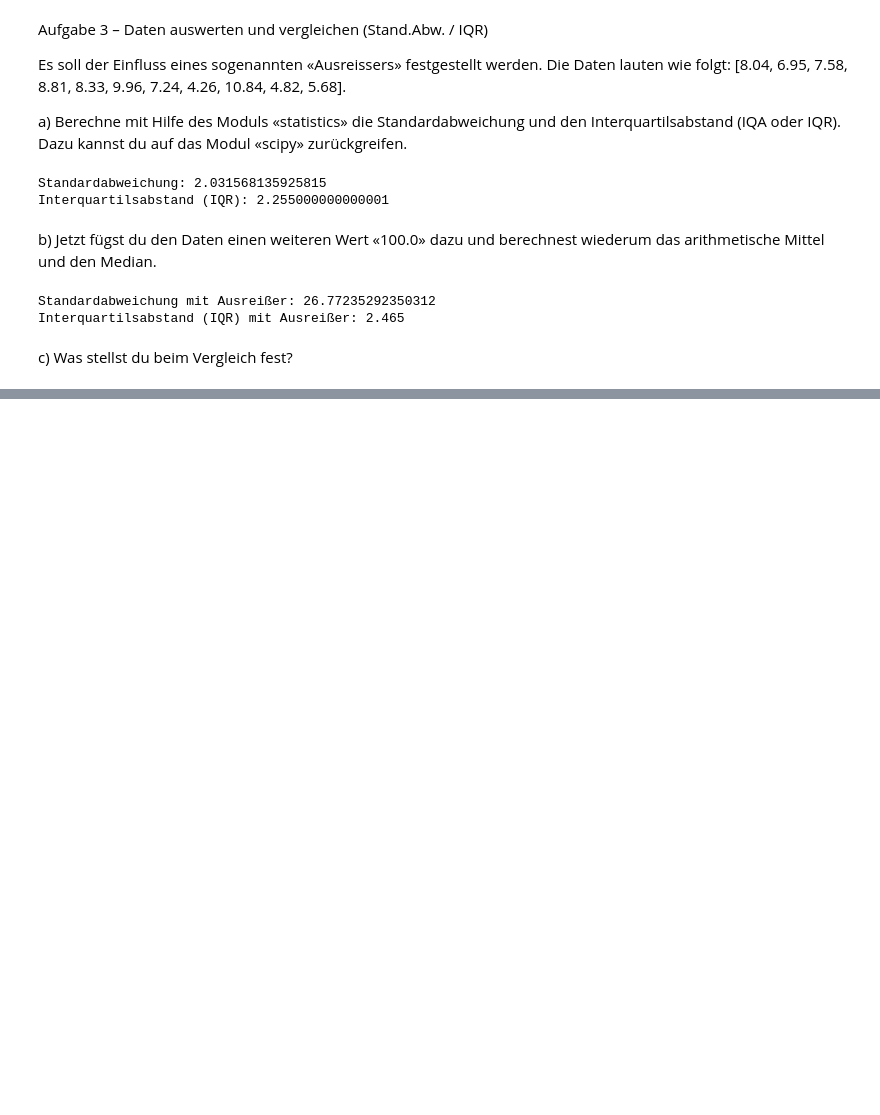
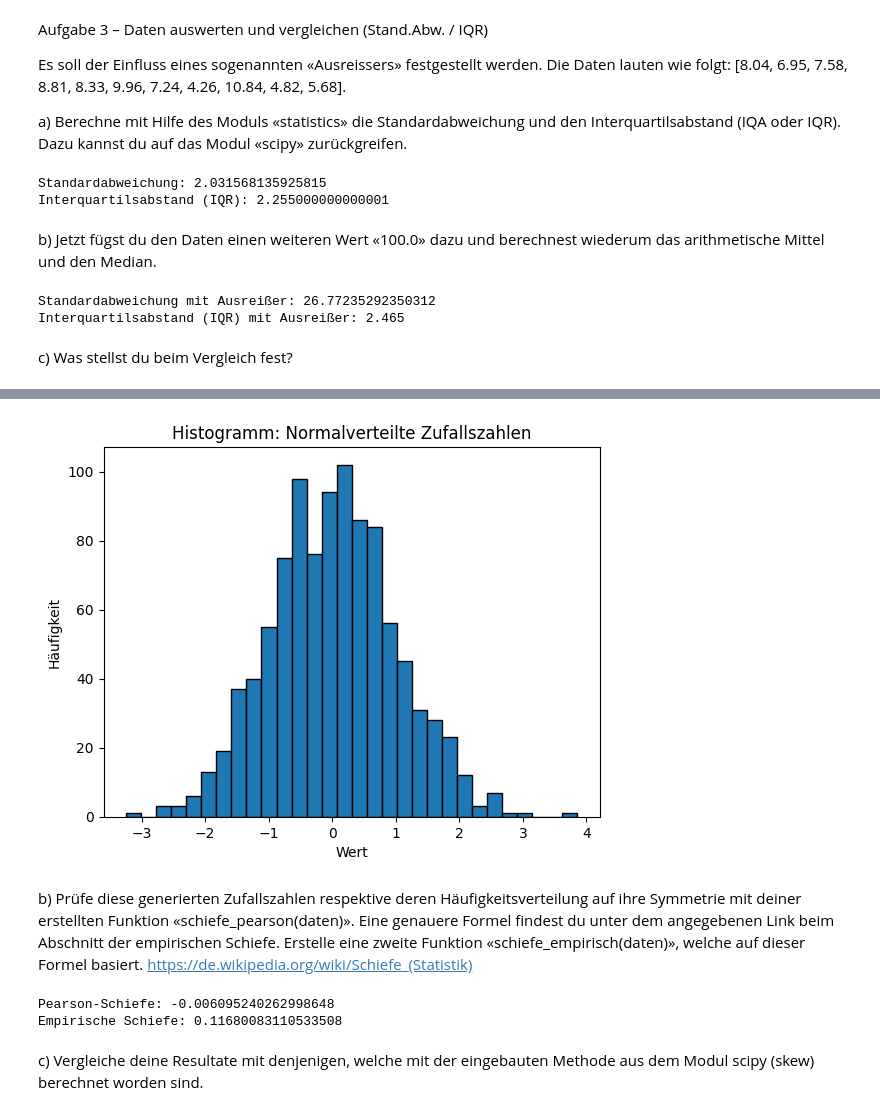
Before and after one commit to Wenish/teko-semester4-data-science, a Jupyter notebook: aufgabenserie4.ipynb, the cells around one changed output, grey strips where cells are left out. Drawn from its saved outputs; the diff is of its cells as text; code cells hidden in the pictures; blank space fills up the shorter version.

```diff
--- a/aufgabenserie4.ipynb
+++ b/aufgabenserie4.ipynb
@@ -155,0 +186,45 @@ print("Die Standardabweichung wird durch den Ausreißer stark erhöht, während
+# %%
+# Zufallszahlen aus einer Normalverteilung generieren
+np.random.seed(42)  # Für Reproduzierbarkeit
+normalverteilte_daten = np.random.normal(loc=0, scale=1, size=1000)
+
+# Beispiel: Histogramm der generierten Daten anzeigen
+plt.hist(normalverteilte_daten, bins=30, edgecolor='black')
+plt.xlabel('Wert')
+plt.ylabel('Häufigkeit')
+plt.title('Histogramm: Normalverteilte Zufallszahlen')
+plt.show()
+# %% [output]
+[figure, added]
+# %% [markdown]
+b) Prüfe diese generierten Zufallszahlen respektive deren Häufigkeitsverteilung auf ihre
+Symmetrie mit deiner erstellten Funktion «schiefe_pearson(daten)». Eine genauere
+Formel findest du unter dem angegebenen Link beim Abschnitt der empirischen Schiefe.
+Erstelle eine zweite Funktion «schiefe_empirisch(daten)», welche auf dieser Formel
+basiert. https://de.wikipedia.org/wiki/Schiefe_(Statistik)
+# %%
+def schiefe_pearson(daten):
+    mittelwert = np.mean(daten)
+    median = np.median(daten)
+    std = np.std(daten, ddof=1)
+    return (mittelwert - median) / std
+
+def schiefe_empirisch(daten):
+    n = len(daten)
+    mittelwert = np.mean(daten)
+    std = np.std(daten, ddof=0)
+    return (np.sum((daten - mittelwert) ** 3) / n) / (std ** 3)
+
+
+# Schiefe berechnen für die normalverteilten Daten
+pearson_schiefe = schiefe_pearson(normalverteilte_daten)
+empirische_schiefe = schiefe_empirisch(normalverteilte_daten)
+
+print(f"Pearson-Schiefe: {pearson_schiefe}")
+print(f"Empirische Schiefe: {empirische_schiefe}")
+# %% [output]
+Pearson-Schiefe: -0.006095240262998648
+Empirische Schiefe: 0.11680083110533508
+# %% [markdown]
+c) Vergleiche deine Resultate mit denjenigen, welche mit der eingebauten Methode aus dem
+Modul scipy (skew) berechnet worden sind.
```
Also changed, not shown: parts of 10 cells of this notebook.
